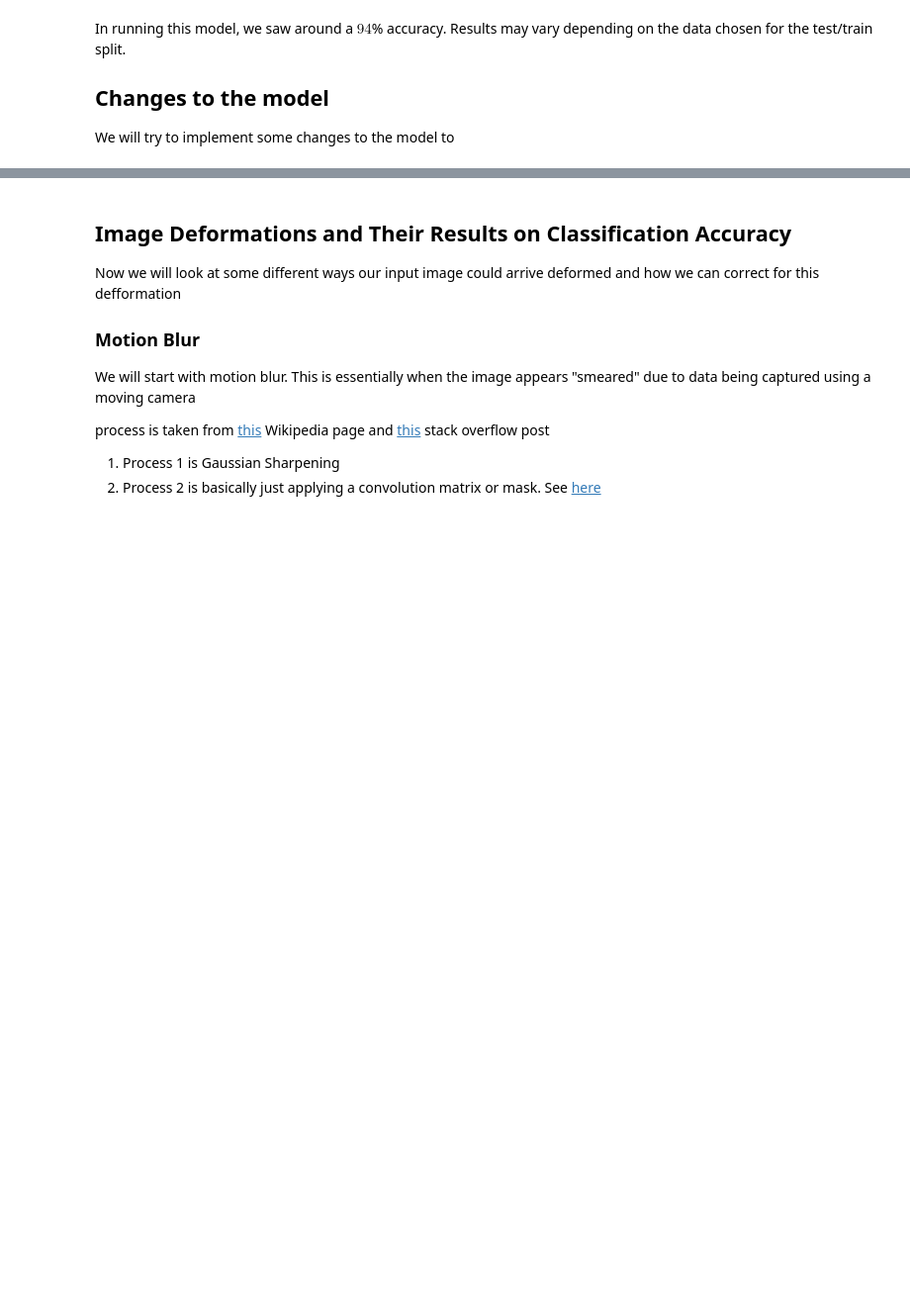
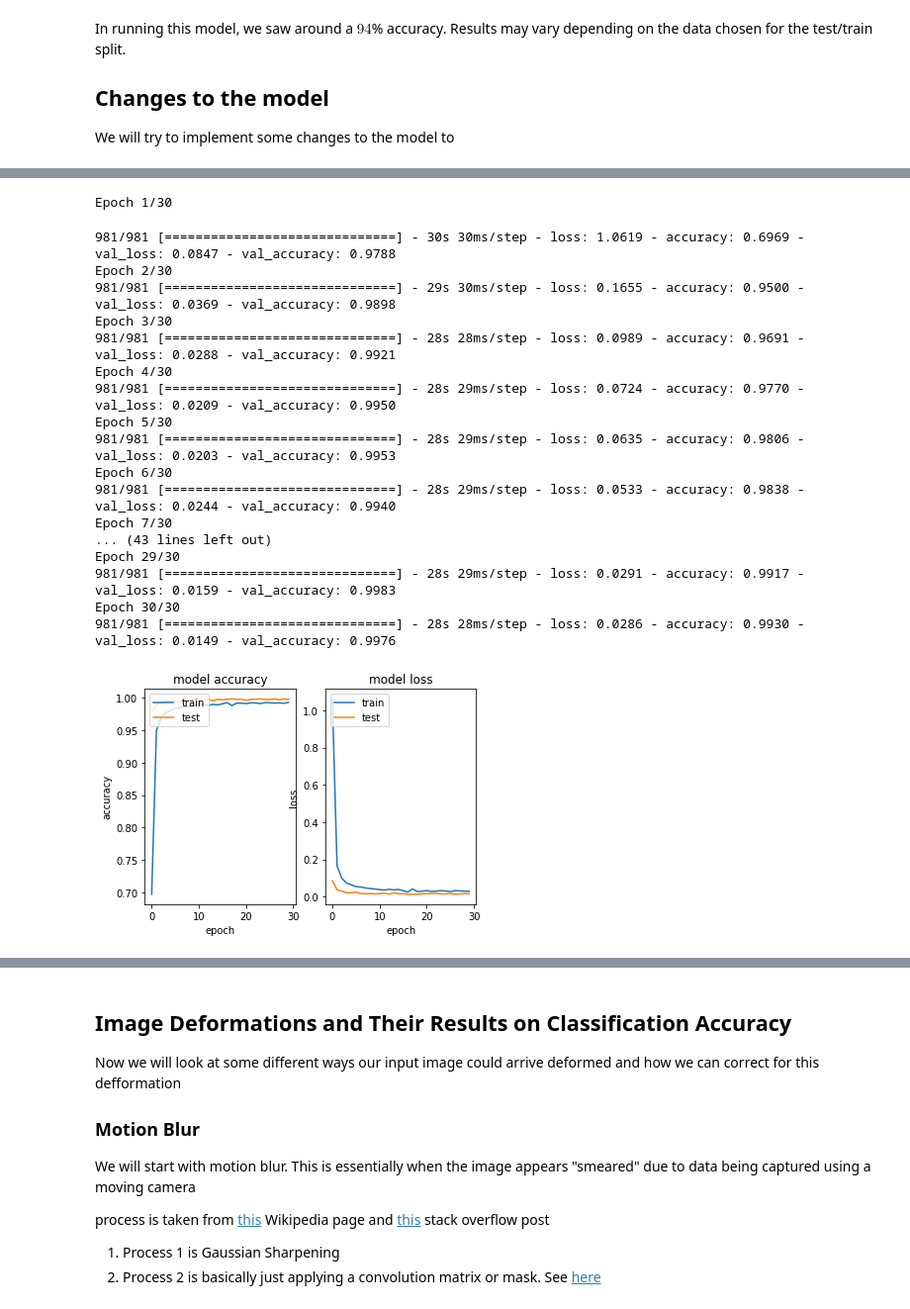
Before and after one commit to derekjohnsonva/GTSRB_ML_Exploration, a Jupyter notebook: exploration.ipynb, the cells around one changed output, grey strips where cells are left out. Shown at 99% size. Saved outputs shown, nothing was run; the diff lists cells and outputs as text; code cells hidden in the pictures; blank space fills up the shorter version.

Commit message:
finish model optimization

```diff
--- a/exploration.ipynb
+++ b/exploration.ipynb
@@ -391,7 +350,7 @@ def get_model(hp):
     model.add(Flatten())
     hp_dense_units = hp.Int('dense1_units', min_value=32, max_value=1024, step=32)
     model.add(Dense(hp_dense_units, activation='relu'))
-    hp_droput_rate_2 = hp.Choice('dropout_rate', [0.25, 0.5, 0.6])
+    hp_droput_rate_2 = hp.Choice('dropout_rate2', [0.25, 0.5, 0.6])
     model.add(Dropout(hp_droput_rate_2))
     model.add(Dense(43, activation='softmax'))
     # Compile the model
@@ -399,10 +358,6 @@ def get_model(hp):
                 loss=tf.keras.losses.SparseCategoricalCrossentropy(from_logits=True),
                 metrics=['accuracy'])
     return model
-
-
-# Check to see if we have already trained the model
-MODEL_NAME = "cnn_v3.h5"
 
 tuner = kt.Hyperband(get_model,
                      objective='val_accuracy',
@@ -435,0 +406,71 @@ Epoch 4/4
+# %%
+def get_model():
+    model = keras.models.Sequential()
+    model.add(Conv2D(32, (3, 3), activation='relu', input_shape=(32, 32, 3)))
+    model.add(Conv2D(32, (3, 3), activation='relu', input_shape=(32, 32, 3)))
+    model.add(MaxPooling2D(pool_size=(2, 2)))
+    model.add(Dropout(0.3))
+    model.add(Conv2D(64, (3, 3), activation='relu'))
+    model.add(Conv2D(64, (3, 3), activation='relu'))
+    model.add(MaxPooling2D(pool_size=(2, 2)))
+    model.add(Dropout(0.25))
+    model.add(Flatten())
+    model.add(Dense(800, activation='relu'))
+    model.add(Dropout(0.5))
+    model.add(Dense(43, activation='softmax'))
+    return model
+
+
+# Check to see if we have already trained the model
+MODEL_NAME = "cnn_v3.h5"
+
+model = get_model()
+if os.path.exists(MODEL_NAME):
+    print("Loading existing model. If you want to retrain, delete the file: " + MODEL_NAME)
+    model = keras.models.load_model(MODEL_NAME)
+else:
+    model.compile(optimizer='adam',
+                  loss=tf.keras.losses.SparseCategoricalCrossentropy(
+                      from_logits=True),
+                  metrics=['accuracy'])
+    history = model.fit(train_images, train_labels, epochs=30,
+                        validation_data=(test_images, test_labels))
+
+    # summarize history for accuracy
+    plt.subplot(1, 2, 1)
+    plt.plot(history.history['accuracy'])
+    plt.plot(history.history['val_accuracy'])
+    plt.title('model accuracy')
+    plt.ylabel('accuracy')
+    plt.xlabel('epoch')
+    plt.legend(['train', 'test'], loc='upper left')
+    # summarize history for loss
+    plt.subplot(1, 2, 2)
+    plt.plot(history.history['loss'])
+    plt.plot(history.history['val_loss'])
+    plt.title('model loss')
+    plt.ylabel('loss')
+    plt.xlabel('epoch')
+    plt.legend(['train', 'test'], loc='upper left')
+    # After plotting, lets save the model to a HDF5 file
+    model.save(MODEL_NAME)
+# %% [output]
+Epoch 1/30
+981/981 [==============================] - 30s 30ms/step - loss: 1.0619 - accuracy: 0.6969 - val_loss: 0.0847 - val_accuracy: 0.9788
+Epoch 2/30
+981/981 [==============================] - 29s 30ms/step - loss: 0.1655 - accuracy: 0.9500 - val_loss: 0.0369 - val_accuracy: 0.9898
+Epoch 3/30
+981/981 [==============================] - 28s 28ms/step - loss: 0.0989 - accuracy: 0.9691 - val_loss: 0.0288 - val_accuracy: 0.9921
+Epoch 4/30
+981/981 [==============================] - 28s 29ms/step - loss: 0.0724 - accuracy: 0.9770 - val_loss: 0.0209 - val_accuracy: 0.9950
+Epoch 5/30
+981/981 [==============================] - 28s 29ms/step - loss: 0.0635 - accuracy: 0.9806 - val_loss: 0.0203 - val_accuracy: 0.9953
+Epoch 6/30
+981/981 [==============================] - 28s 29ms/step - loss: 0.0533 - accuracy: 0.9838 - val_loss: 0.0244 - val_accuracy: 0.9940
+Epoch 7/30
+... (43 lines left out)
+Epoch 29/30
+981/981 [==============================] - 28s 29ms/step - loss: 0.0291 - accuracy: 0.9917 - val_loss: 0.0159 - val_accuracy: 0.9983
+Epoch 30/30
+981/981 [==============================] - 28s 28ms/step - loss: 0.0286 - accuracy: 0.9930 - val_loss: 0.0149 - val_accuracy: 0.9976
+[figure, added]
```
Also changed, not shown: parts of 11 cells of this notebook.
